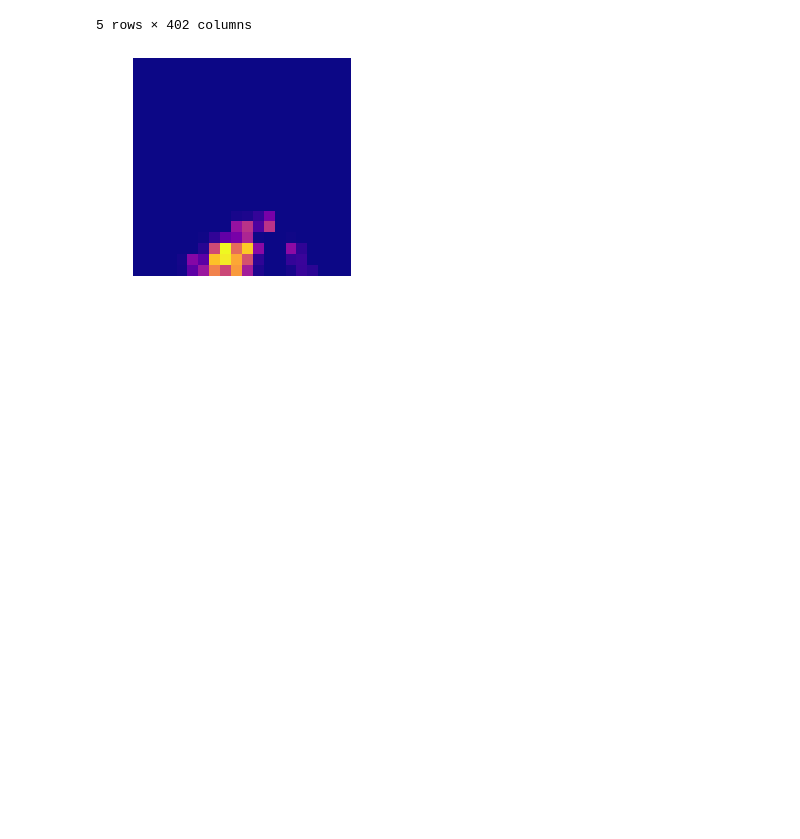
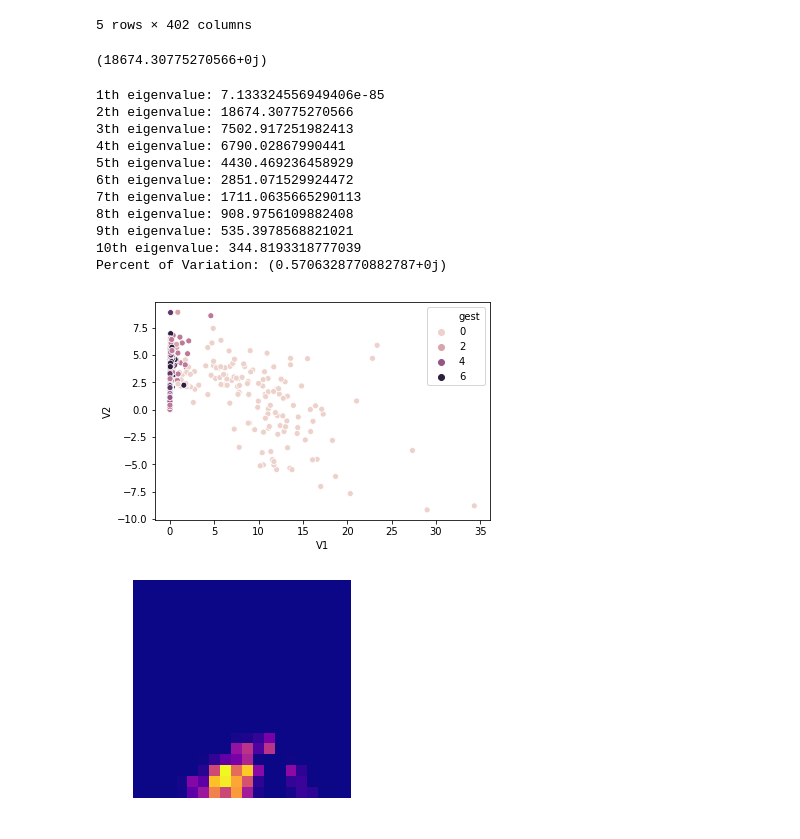
Before and after one commit to samvoisin/TDAforGesturePredictionsEMG, a Jupyter notebook: pim_df_EDA.ipynb, the cells around one changed output. Cells and saved outputs as stored; diff of their text form; code cells hidden in the pictures; blank space fills up the shorter version.

Commit message:
spect 40 px

```diff
--- a/pim_df_EDA.ipynb
+++ b/pim_df_EDA.ipynb
@@ -18,3 +24,43 @@ pim_df.head()
+# %%
+evals[-1]
+# %% [output]
+(18674.30775270566+0j)
+# %%
+pims = pim_df.values[:, :-2] # persistence image vectors
+pimcov = pims.T @ pims
+
+spect = la.eig(pimcov)
+
+# percent of var exp
+for n, i in enumerate(spect[0][:10]):
+    print(f"{n+1}th eigenvalue: {i.real}")
+
+print(f"Percent of Variation: {sum(spect[0][1:3]) / sum(spect[0])}")
+
+eigbase = spect[1][:, 1:3].real
+
+PCApims = pims @ eigbase
+
+pca_df = pd.DataFrame(np.c_[PCApims, pim_df.values[:, -2]])
+pca_df.columns = ["V1", "V2", "gest"]
+pca_df.gest = pca_df.gest.astype("int32")
+#pca_df.gest = pca_df.gest.astype("category")
+
+sns.scatterplot("V1", "V2", hue="gest", data=pca_df)
+plt.show()
+# %% [output]
+1th eigenvalue: 7.133324556949406e-85
+2th eigenvalue: 18674.30775270566
+3th eigenvalue: 7502.917251982413
+4th eigenvalue: 6790.02867990441
+5th eigenvalue: 4430.469236458929
+6th eigenvalue: 2851.071529924472
+7th eigenvalue: 1711.0635665290113
+8th eigenvalue: 908.9756109882408
+9th eigenvalue: 535.3978568821021
+10th eigenvalue: 344.8193318777039
+Percent of Variation: (0.5706328770882787+0j)
+[figure, added]
 # %%
 g5=pim_df.iloc[0,:-2].values.reshape(20, 20)
 g3=pim_df.iloc[1,:-2].values.reshape(20, 20)
```
Also changed, not shown: parts of 3 cells of this notebook, 4 other files.
